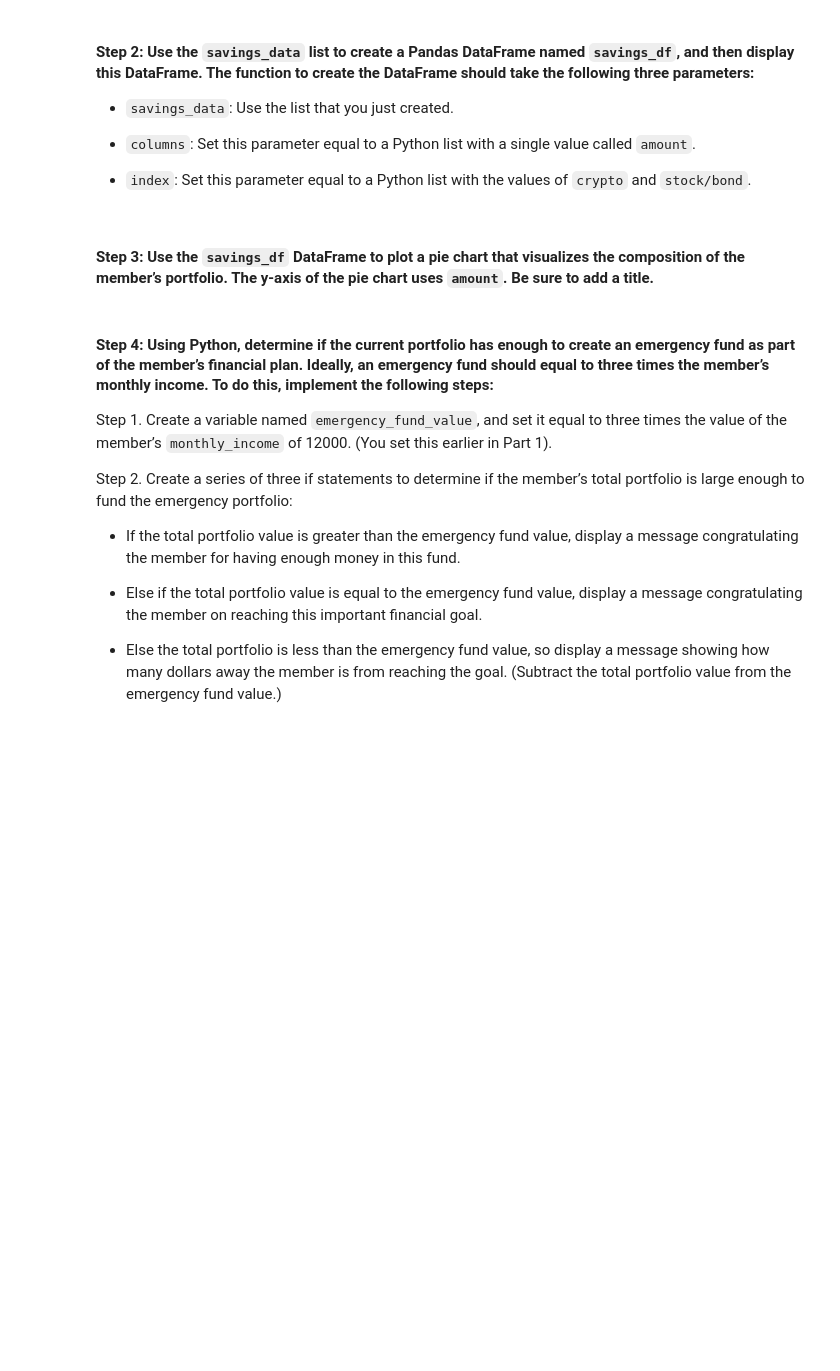
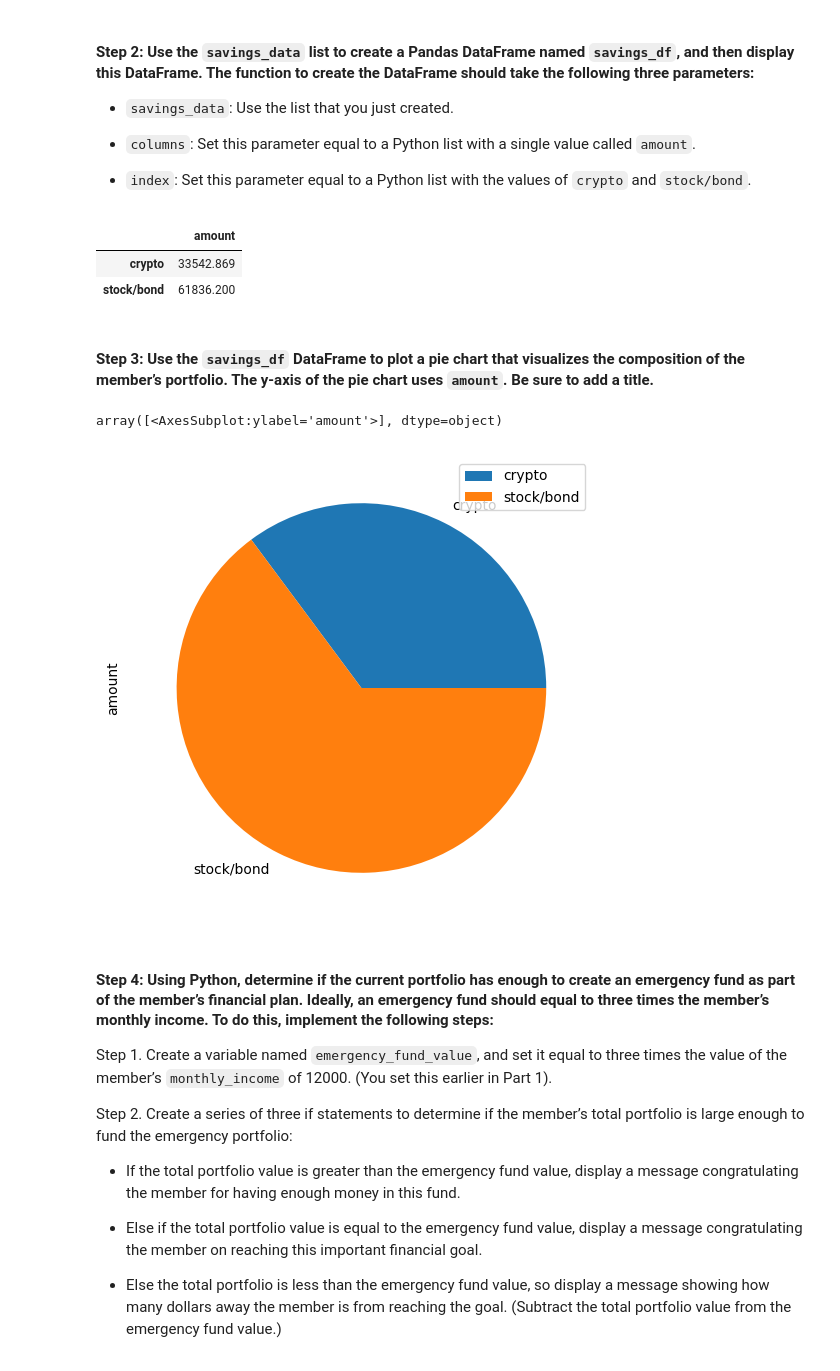
Before and after one commit to xanderdgr8/financial_planning_tools, a Jupyter notebook: financial_planning_tools.ipynb, the cells around one changed output. Drawn from its saved outputs; the diff is of its cells as text; code cells hidden in the pictures; blank space fills up the shorter version.

Commit message:
Completed Part 1 Create a Financial Planner for Emergencies

```diff
--- a/financial_planning_tools.ipynb
+++ b/financial_planning_tools.ipynb
@@ -264,6 +274,6 @@ agg_value = # YOUR CODE HERE
 # %%
-# Calculate the current value of the stock portion of the portfolio
-spy_value = # YOUR CODE HERE
+# Calculating the current value of the stock portion of the portfolio
+spy_value = spy_shares * spy_close_price
 
-# Print the current value of the stock portfolio
-# YOUR CODE HERE
+# Printing the current value of the stock portfolio
+spy_value[0]
@@ -270,6 +282,6 @@ spy_value = # YOUR CODE HERE
 # %%
-# Calculate the total value of the stock and bond portion of the portfolio
-total_stocks_bonds = # YOUR CODE HERE
+# Calculating the total value of the stock and bond portion of the portfolio
+total_stocks_bonds = agg_value[0] + spy_value[0]
 
-# Print the current balance of the stock and bond portion of the portfolio
-# YOUR CODE HERE
+# Printing the current balance of the stock and bond portion of the portfolio
+total_stocks_bonds
@@ -311,8 +325,8 @@ In this section, you’ll use the valuations for the cryptocurrency wallet and f
 # %% [markdown]
 #### Step 1: Create a Python list named `savings_data` that has two elements. The first element contains the total value of the cryptocurrency wallet. The second element contains the total value of the stock and bond portions of the portfolio.
 # %%
-# Consolidate financial assets data into a Python list
-# YOUR CODE HERE
+# Consolidating financial assets data into a Python list
+savings_data = [total_crypto_wallet,total_stocks_bonds]
 
-# Review the Python list savings_data
-# YOUR CODE HERE
+# Reviewing the Python list savings_data
+savings_data
@@ -325,16 +341,25 @@ In this section, you’ll use the valuations for the cryptocurrency wallet and f
 
 - `index`: Set this parameter equal to a Python list with the values of `crypto` and `stock/bond`.
 # %%
-# Create a Pandas DataFrame called savings_df
-# YOUR CODE HERE
+# Creating a Pandas DataFrame called savings_df
+savings_df = pd.DataFrame(savings_data,
+                        columns=['amount'],
+                        index=['crypto','stock/bond'])
 
 # Display the savings_df DataFrame
-# YOUR CODE HERE
+savings_df
+# %% [output]
+|  | amount |
+| crypto | 33542.869 |
+| stock/bond | 61836.200 |
 # %% [markdown]
 #### Step 3: Use the `savings_df` DataFrame to plot a pie chart that visualizes the composition of the member’s portfolio. The y-axis of the pie chart uses `amount`. Be sure to add a title.
 # %%
-# Plot the total value of the member's portfolio (crypto and stock/bond) in a pie chart
-# YOUR CODE HERE
+# Plotting the total value of the member's portfolio (crypto and stock/bond) in a pie chart
+savings_df.plot.pie(subplots=True, figsize=(11,6))
+# %% [output]
+array([<AxesSubplot:ylabel='amount'>], dtype=object)
+[figure, added]
 # %% [markdown]
 #### Step 4: Using Python, determine if the current portfolio has enough to create an emergency fund as part of the member’s financial plan. Ideally, an emergency fund should equal to three times the member’s monthly income. To do this, implement the following steps:
 
```
Also changed, not shown: parts of 32 cells of this notebook.
